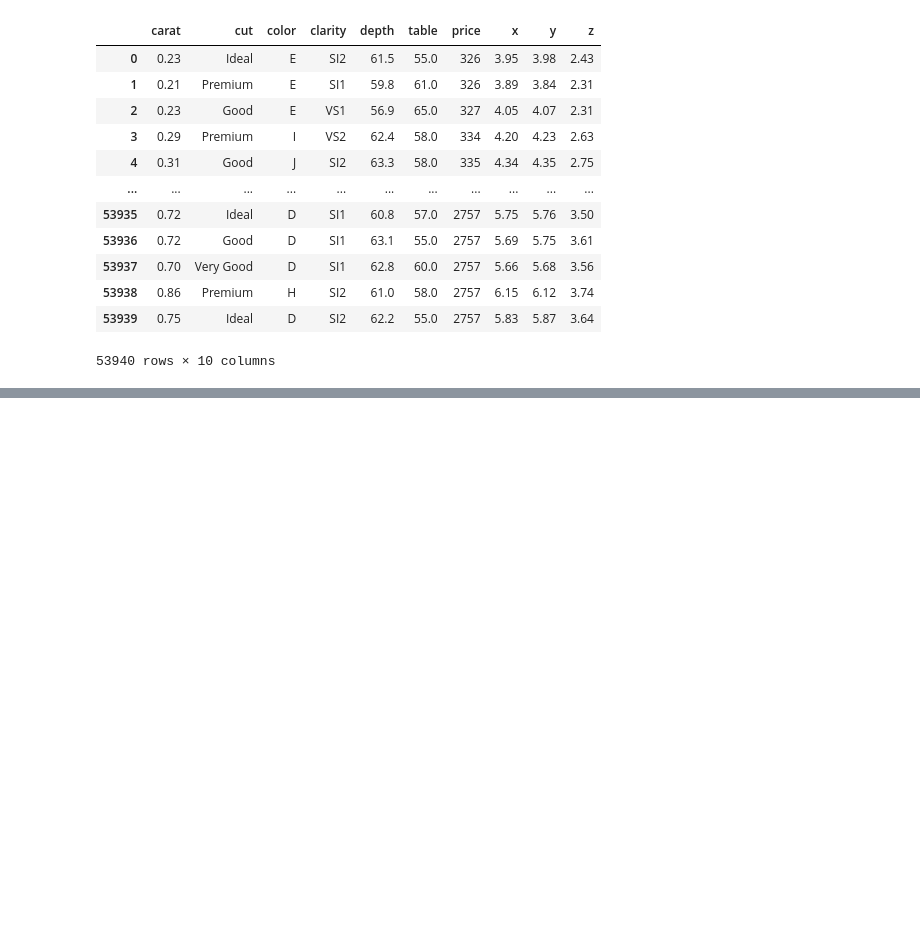
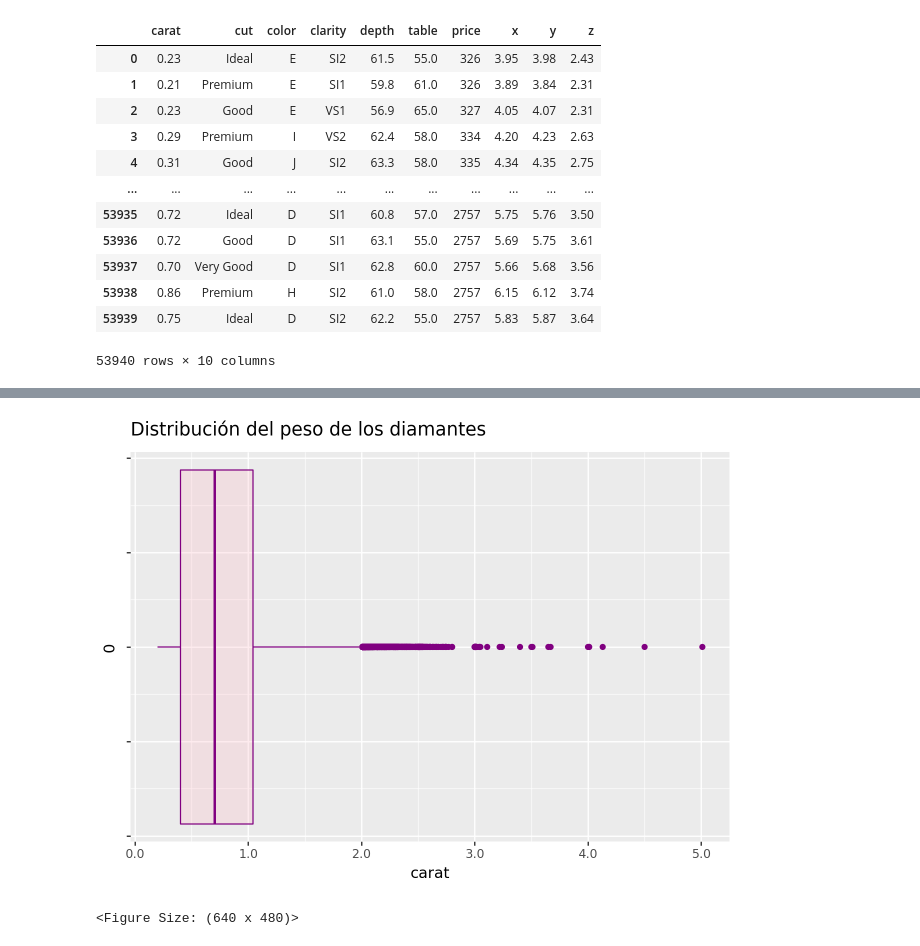
Before and after one commit to AngelicaPal/AMAT-ML, a Jupyter notebook: Clase4.ipynb, the cells around one changed output, grey strips where cells are left out. Drawn from its saved outputs; the diff is of its cells as text; code cells hidden in the pictures; blank space fills up the shorter version.

```diff
--- a/Clase4.ipynb
+++ b/Clase4.ipynb
@@ -35,0 +60,13 @@ NameError: name 'ggplot' is not defined
+# %%
+(
+diamonds >>
+ p9.ggplot(aes(x = 0, y = "carat")) +
+ p9.geom_boxplot(color= "purple", fill= "pink", alpha = 0.3) +
+ p9.scale_y_continuous(labels = comma_format(digits=1)) +
+ p9.theme(axis_text_y=element_blank()) +
+ p9.coord_flip() +
+ p9.ggtitle("Distribución del peso de los diamantes")
+)
+# %% [output]
+[figure, added]
+<Figure Size: (640 x 480)>
```
Also changed, not shown: parts of 4 cells of this notebook, 7 other files.
